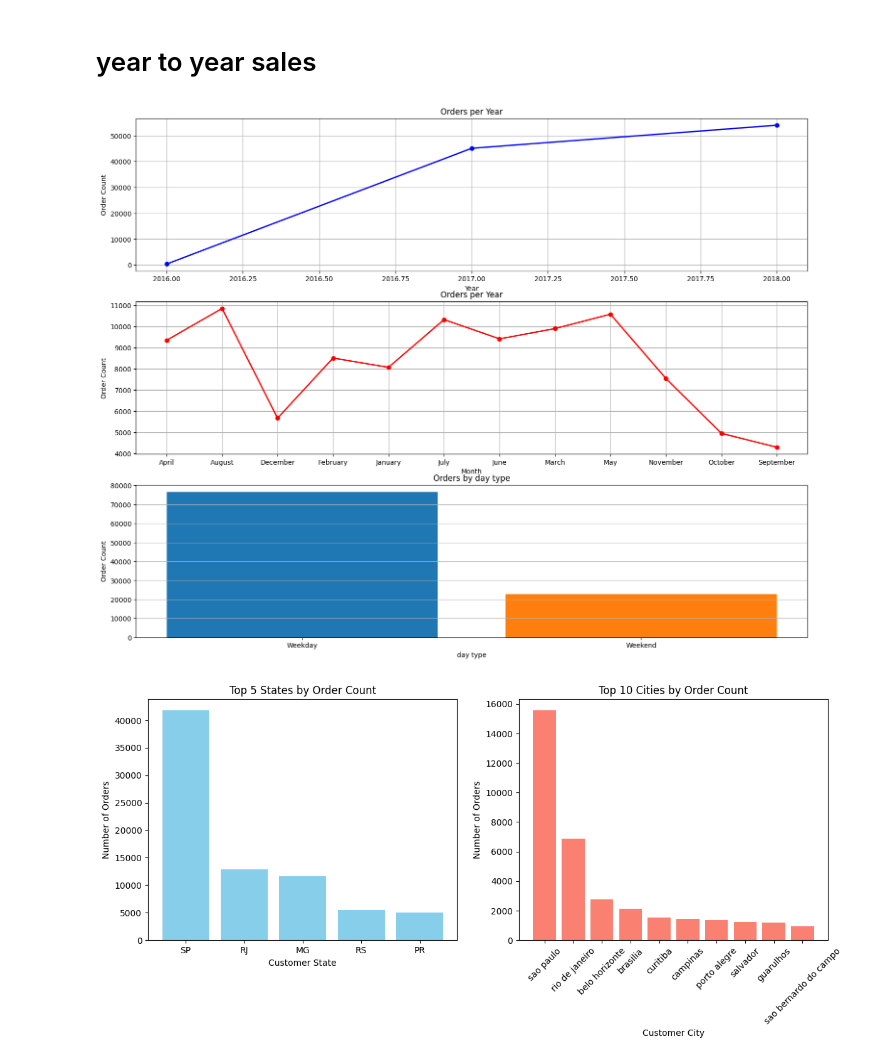
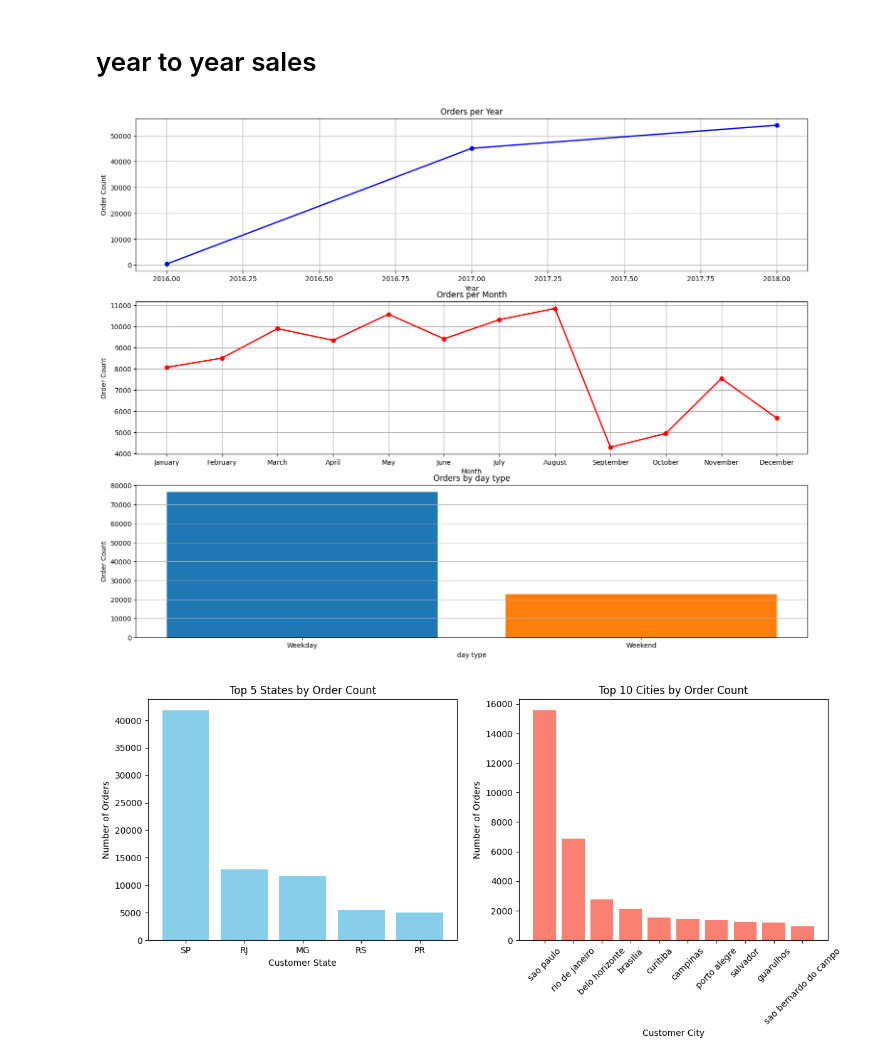
Before and after one commit to taruny088/olist_DA, a Jupyter notebook: Data_analysis/eda.ipynb, the cells around one changed output. Drawn from its saved outputs; the diff is of its cells as text; code cells hidden in the pictures.

```diff
--- a/Data_analysis/eda.ipynb
+++ b/Data_analysis/eda.ipynb
@@ -48,29 +48,39 @@ weekday_map = {
 orders['day_type'] = orders['day'].map(weekday_map)
 # %%
 orders_per_year  = orders.groupby('year')['order_id'].count().reset_index()
+
 orders_per_month = orders.groupby('month')['order_id'].count().reset_index()
+month_order = ['January', 'February', 'March', 'April', 'May', 'June',
+               'July', 'August', 'September', 'October', 'November', 'December']
+
+orders_per_month['month'] = pd.Categorical(
+    orders_per_month['month'],
+    categories=month_order,
+    ordered=True
+)
+orders_per_month = orders_per_month.sort_values('month')
 orders_per_day   = orders.groupby('day_type')['order_id'].count().reset_index()
 
 fig, axes = plt.subplots(3, 1, figsize=(18,14))
 axes[0].plot(orders_per_year['year'], orders_per_year['order_id'], marker='o', color='blue', linewidth=2)
 axes[0].set_title('Orders per Year')
 axes[0].set_xlabel('Year')
 axes[0].set_ylabel('Order Count')
 axes[0].grid(True)
 
 axes[1].plot(orders_per_month['month'], orders_per_month['order_id'], marker='o', color='red', linewidth=2)
-axes[1].set_title('Orders per Year')
+axes[1].set_title('Orders per Month')
 axes[1].set_xlabel('Month')
 axes[1].set_ylabel('Order Count')
 axes[1].grid(True)
 
 axes[2].bar(orders_per_day['day_type'], orders_per_day['order_id'], color=['#1f77b4','#ff7f0e'])
 axes[2].set_title('Orders by day type')
 axes[2].set_xlabel('day type')
 axes[2].set_ylabel('Order Count')
 axes[2].grid(axis='y')
 # %% [output]
-[figure, old version]
+[figure, new version]
 # %%
 mdf= pd.merge(left=customers,right=orders,on='customer_id')
 # %%
```
Also changed, not shown: parts of 2 cells of this notebook.
